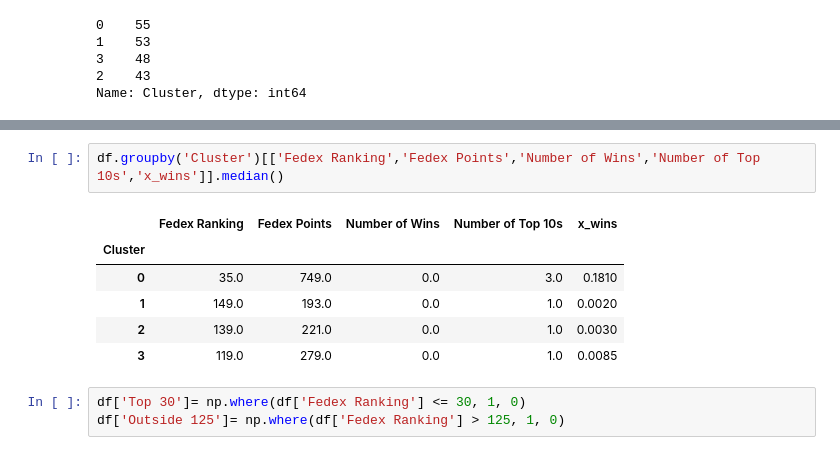
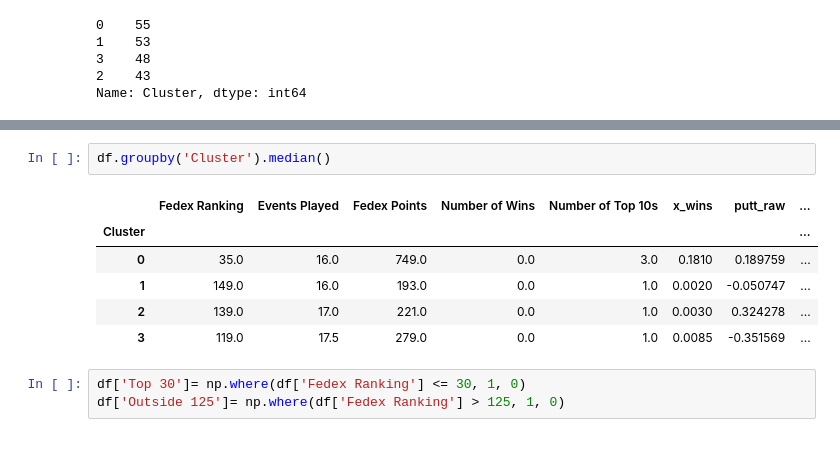
Before and after one commit to eimhincullen/UCDAPA_eimhincullen, a Jupyter notebook: UCDProjectV1.ipynb, the cells around one changed output, grey strips where cells are left out. Drawn from its saved outputs; the diff is of its cells as text.

```diff
--- a/UCDProjectV1.ipynb
+++ b/UCDProjectV1.ipynb
@@ -450,12 +378,12 @@ df.groupby('Cluster')[['Fedex Ranking','Fedex Points','Number of Wins','Number o
-# %%
-df.groupby('Cluster')[['Fedex Ranking','Fedex Points','Number of Wins','Number of Top 10s','x_wins']].median()
-# %% [output]
-|  | Fedex Ranking | Fedex Points | Number of Wins | Number of Top 10s | x_wins |
-| Cluster |  |  |  |  |  |
-| 0 | 35.0 | 749.0 | 0.0 | 3.0 | 0.1810 |
-| 1 | 149.0 | 193.0 | 0.0 | 1.0 | 0.0020 |
-| 2 | 139.0 | 221.0 | 0.0 | 1.0 | 0.0030 |
-| 3 | 119.0 | 279.0 | 0.0 | 1.0 | 0.0085 |
+# %%
+df.groupby('Cluster').median()
+# %% [output]
+|  | Fedex Ranking | Events Played | Fedex Points | Number of Wins | Number of Top 10s | x_wins | putt_raw | ... |
+| Cluster |  |  |  |  |  |  |  | ... |
+| 0 | 35.0 | 16.0 | 749.0 | 0.0 | 3.0 | 0.1810 | 0.189759 | ... |
+| 1 | 149.0 | 16.0 | 193.0 | 0.0 | 1.0 | 0.0020 | -0.050747 | ... |
+| 2 | 139.0 | 17.0 | 221.0 | 0.0 | 1.0 | 0.0030 | 0.324278 | ... |
+| 3 | 119.0 | 17.5 | 279.0 | 0.0 | 1.0 | 0.0085 | -0.351569 | ... |
 # %%
 df['Top 30']= np.where(df['Fedex Ranking'] <= 30, 1, 0)
 df['Outside 125']= np.where(df['Fedex Ranking'] > 125, 1, 0)
```
Also changed, not shown: parts of 20 cells of this notebook.
